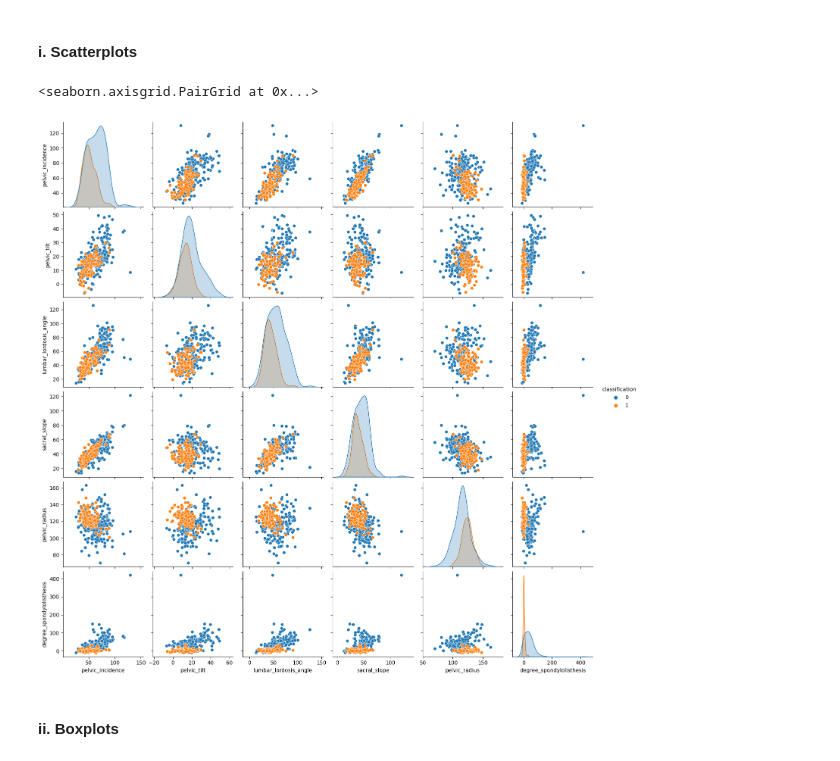
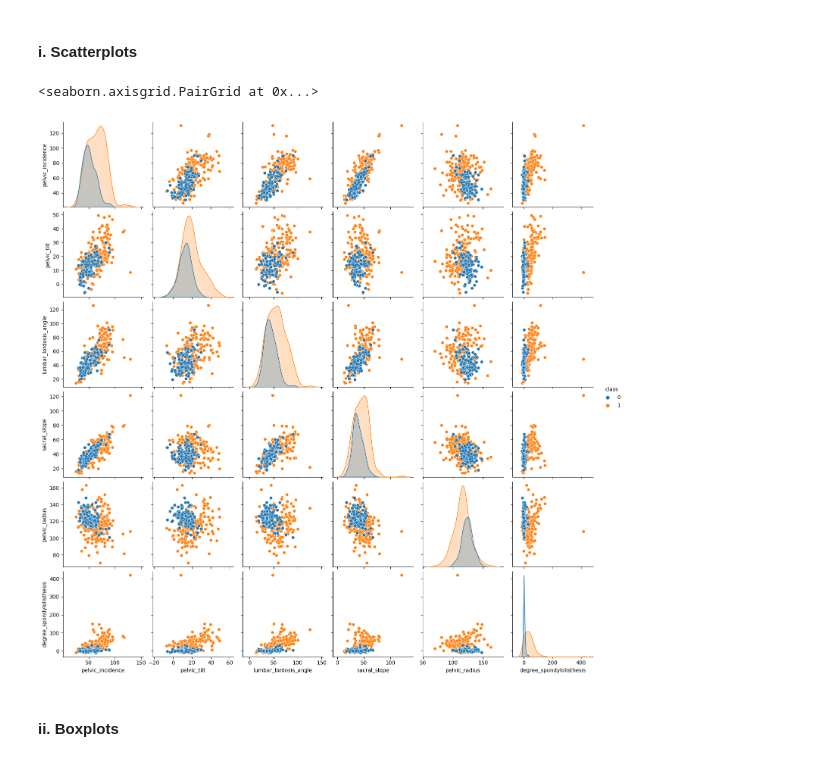
Before and after one commit to dattpatel99/DSCI_552, a Jupyter notebook: notebook/Patel_Datt_HW1.ipynb, the cells around one changed output. Drawn from its saved outputs; the diff is of its cells as text; code cells hidden in the pictures.

```diff
--- a/notebook/Patel_Datt_HW1.ipynb
+++ b/notebook/Patel_Datt_HW1.ipynb
@@ -18,16 +20,16 @@ Get the Vertebral Column Data Set
 file_data = arff.load(open('../data/vertebral_column_data/column_2C_weka.arff'))
 features = [x[0] for x in file_data['attributes']]
 df = pd.DataFrame(data = file_data['data'], columns = features) # Creating the dataframe
-df['classification'] = df['class'].map({'Normal':1,'Abnormal':0}) # altering values of class to 1 and 0 and adding a new column for it
+df['class'] = df['class'].map({'Normal':0,'Abnormal':1}) # altering values of class to 1 and 0 and adding a new column for it
 # %% [markdown]
 ### (b) Pre-Processing and Exploratory Data Analysis
 # %% [markdown]
 #### i. Scatterplots
 # %%
-sns.pairplot(df, hue='classification')
+sns.pairplot(df, hue='class')
 # %% [output]
 <seaborn.axisgrid.PairGrid at 0x...>
-[figure, old version]
+[figure, new version]
 # %% [markdown]
 #### ii. Boxplots
 # %%
```
Also changed, not shown: parts of 18 cells of this notebook, 2 other files.
